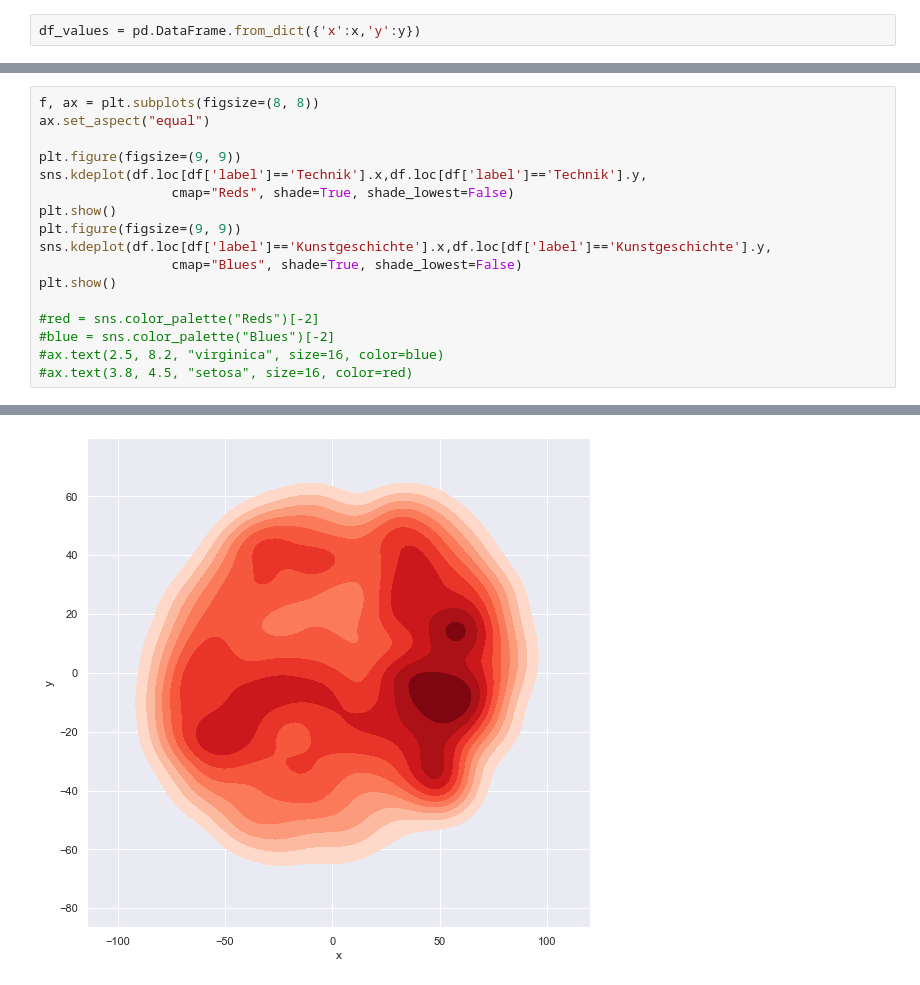
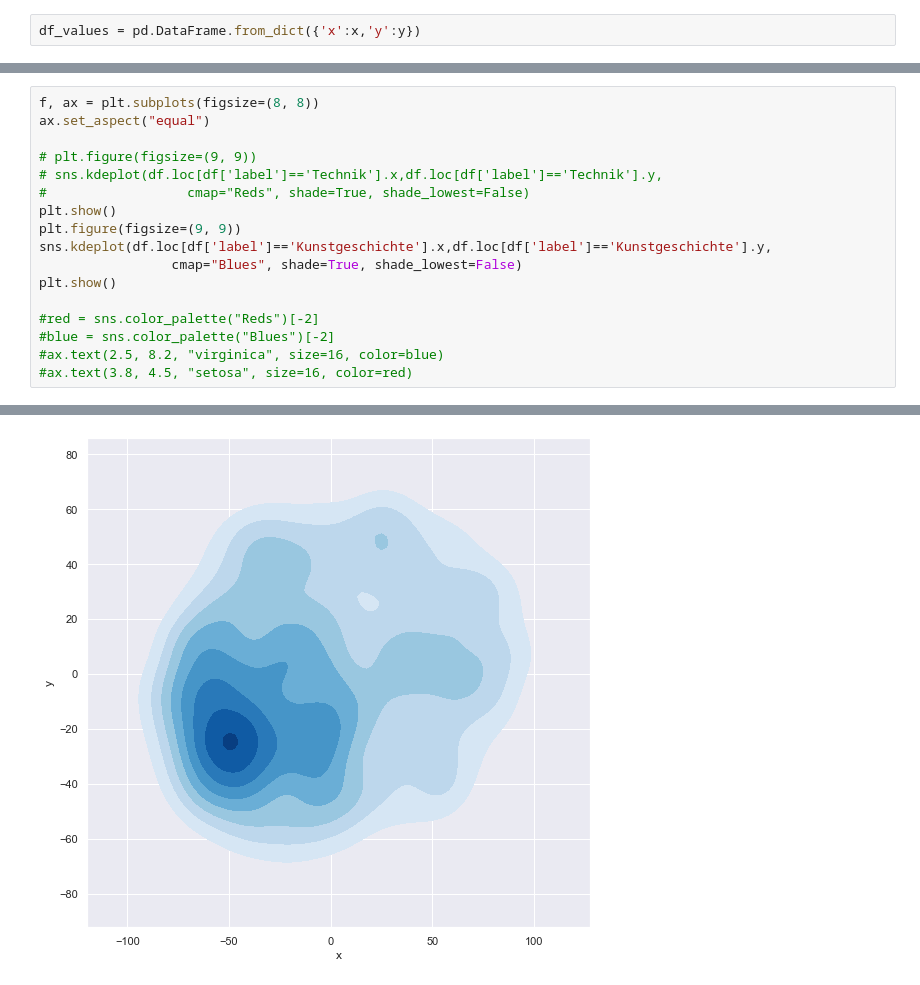
Before and after one commit to jopoint/library, a Jupyter notebook: src/bib_5_doc2vec_2.ipynb, the cells around one changed output, grey strips where cells are left out. Saved outputs shown, nothing was run; the diff lists cells and outputs as text.

```diff
--- a/src/bib_5_doc2vec_2.ipynb
+++ b/src/bib_5_doc2vec_2.ipynb
@@ -267,20 +385,20 @@ visualize_categories()
 # %%
 f, ax = plt.subplots(figsize=(8, 8))
 ax.set_aspect("equal")
 
-plt.figure(figsize=(9, 9))
-sns.kdeplot(df.loc[df['label']=='Technik'].x,df.loc[df['label']=='Technik'].y,
-                 cmap="Reds", shade=True, shade_lowest=False)
+# plt.figure(figsize=(9, 9))
+# sns.kdeplot(df.loc[df['label']=='Technik'].x,df.loc[df['label']=='Technik'].y,
+#                  cmap="Reds", shade=True, shade_lowest=False)
 plt.show()
 plt.figure(figsize=(9, 9))
 sns.kdeplot(df.loc[df['label']=='Kunstgeschichte'].x,df.loc[df['label']=='Kunstgeschichte'].y,
                  cmap="Blues", shade=True, shade_lowest=False)
 plt.show()
 
 #red = sns.color_palette("Reds")[-2]
 #blue = sns.color_palette("Blues")[-2]
 #ax.text(2.5, 8.2, "virginica", size=16, color=blue)
 #ax.text(3.8, 4.5, "setosa", size=16, color=red)
 # %% [output]
 [figure]
-[figure, old version]
+[figure, new version]
```
Also changed, not shown: parts of 11 cells of this notebook, 2 other files.
